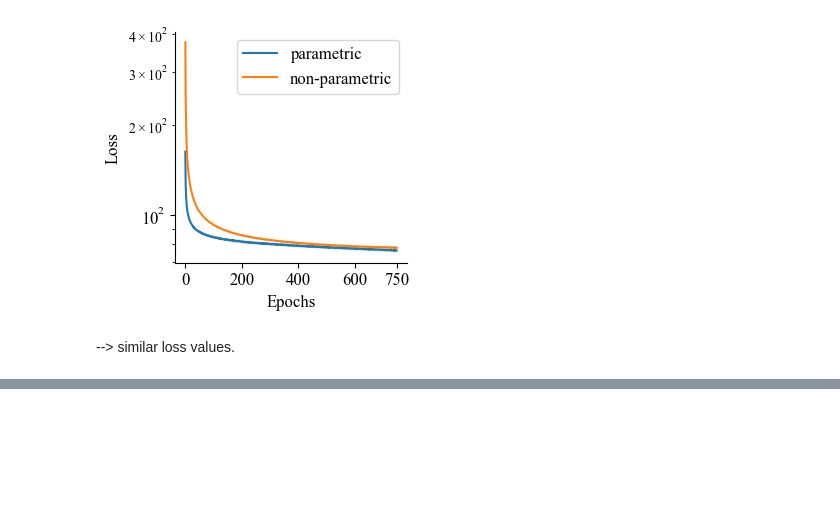
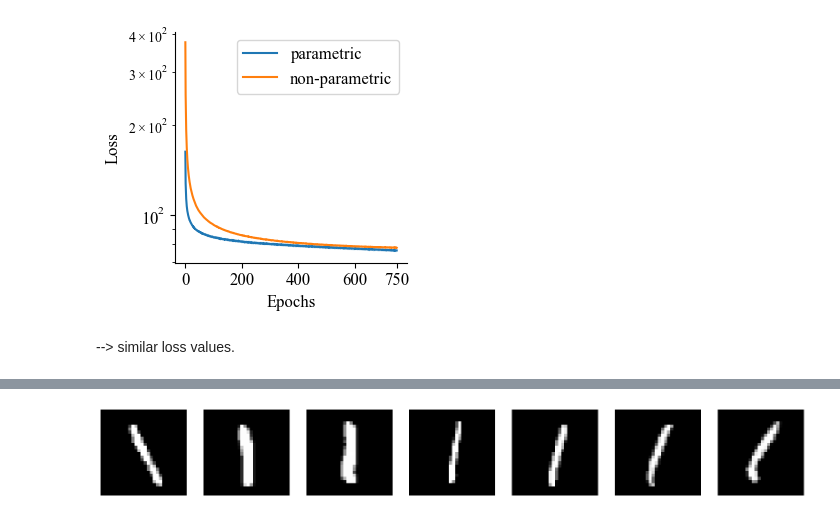
Before and after one commit to sciai-lab/cl-tsne-umap, a Jupyter notebook: notebooks/parametric.ipynb, the cells around one changed output, grey strips where cells are left out. Cells and saved outputs as stored; diff of their text form; code cells hidden in the pictures; blank space fills up the shorter version.

```diff
--- a/notebooks/parametric.ipynb
+++ b/notebooks/parametric.ipynb
@@ -343,0 +375,7 @@ plt.savefig(os.path.join(fig_path,
+# %%
+fig, ax = plt.subplots(1, 7, figsize=(20, 5))
+for i in range(7):
+    ax[i].imshow(x[mask1][mask2][idx[1000 * i]].reshape(28,28), cmap="gray")
+    ax[i].axis("off")
+# %% [output]
+[figure, added]
```
Also changed, not shown: parts of 13 cells of this notebook, 3 other files.
